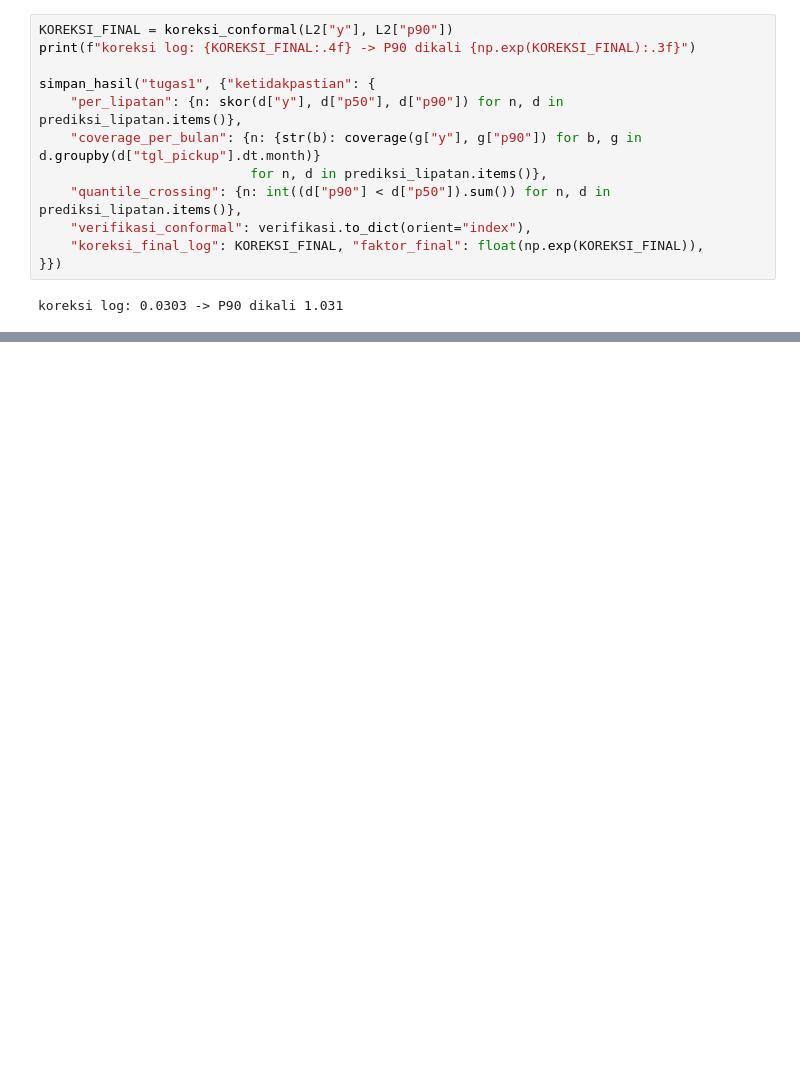
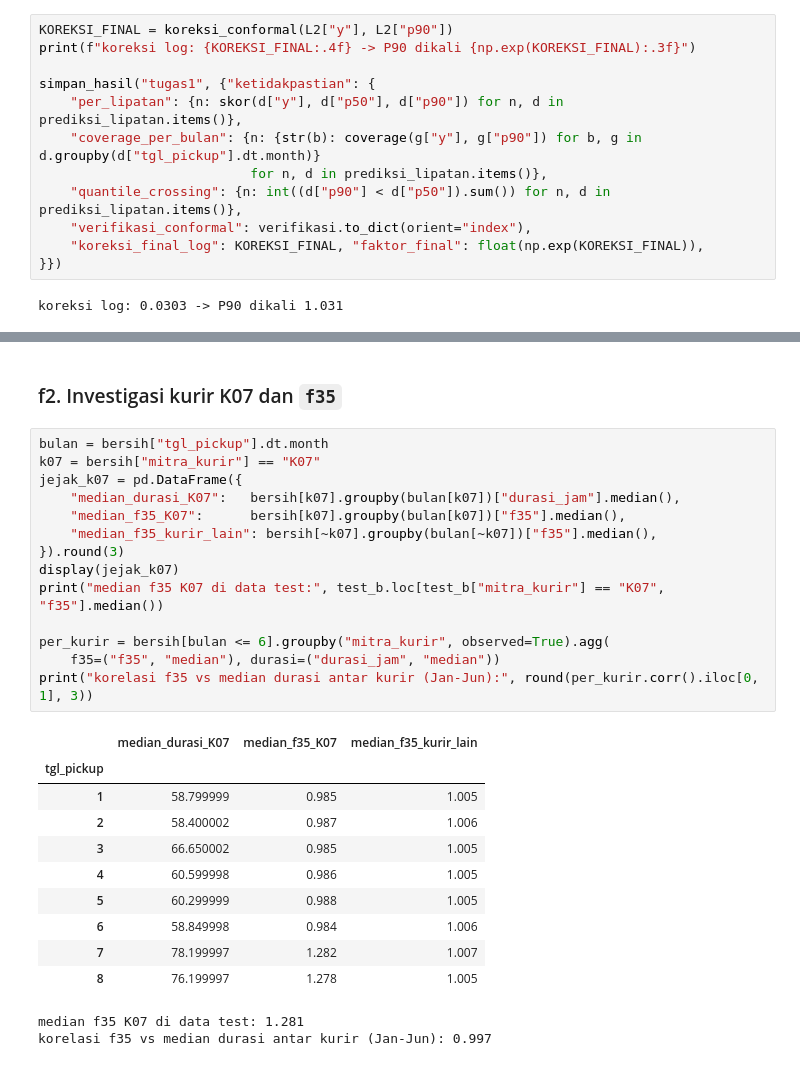
Before and after one commit to sebastianvettel1212/uts-ml, a Jupyter notebook: kode/01_regresi.ipynb, the cells around one changed output, grey strips where cells are left out. Drawn from its saved outputs; the diff is of its cells as text; blank space fills up the shorter version.

```diff
--- a/kode/01_regresi.ipynb
+++ b/kode/01_regresi.ipynb
@@ -738,0 +873,29 @@ koreksi log: 0.0303 -> P90 dikali 1.031
+# %% [markdown]
+### f2. Investigasi kurir K07 dan `f35`
+# %%
+bulan = bersih["tgl_pickup"].dt.month
+k07 = bersih["mitra_kurir"] == "K07"
+jejak_k07 = pd.DataFrame({
+    "median_durasi_K07":   bersih[k07].groupby(bulan[k07])["durasi_jam"].median(),
+    "median_f35_K07":      bersih[k07].groupby(bulan[k07])["f35"].median(),
+    "median_f35_kurir_lain": bersih[~k07].groupby(bulan[~k07])["f35"].median(),
+}).round(3)
+display(jejak_k07)
+print("median f35 K07 di data test:", test_b.loc[test_b["mitra_kurir"] == "K07", "f35"].median())
+
+per_kurir = bersih[bulan <= 6].groupby("mitra_kurir", observed=True).agg(
+    f35=("f35", "median"), durasi=("durasi_jam", "median"))
+print("korelasi f35 vs median durasi antar kurir (Jan-Jun):", round(per_kurir.corr().iloc[0, 1], 3))
+# %% [output]
+|  | median_durasi_K07 | median_f35_K07 | median_f35_kurir_lain |
+| tgl_pickup |  |  |  |
+| 1 | 58.799999 | 0.985 | 1.005 |
+| 2 | 58.400002 | 0.987 | 1.006 |
+| 3 | 66.650002 | 0.985 | 1.005 |
+| 4 | 60.599998 | 0.986 | 1.005 |
+| 5 | 60.299999 | 0.988 | 1.005 |
+| 6 | 58.849998 | 0.984 | 1.006 |
+| 7 | 78.199997 | 1.282 | 1.007 |
+| 8 | 76.199997 | 1.278 | 1.005 |
+median f35 K07 di data test: 1.281
+korelasi f35 vs median durasi antar kurir (Jan-Jun): 0.997
```
Also changed, not shown: parts of 46 cells of this notebook.
